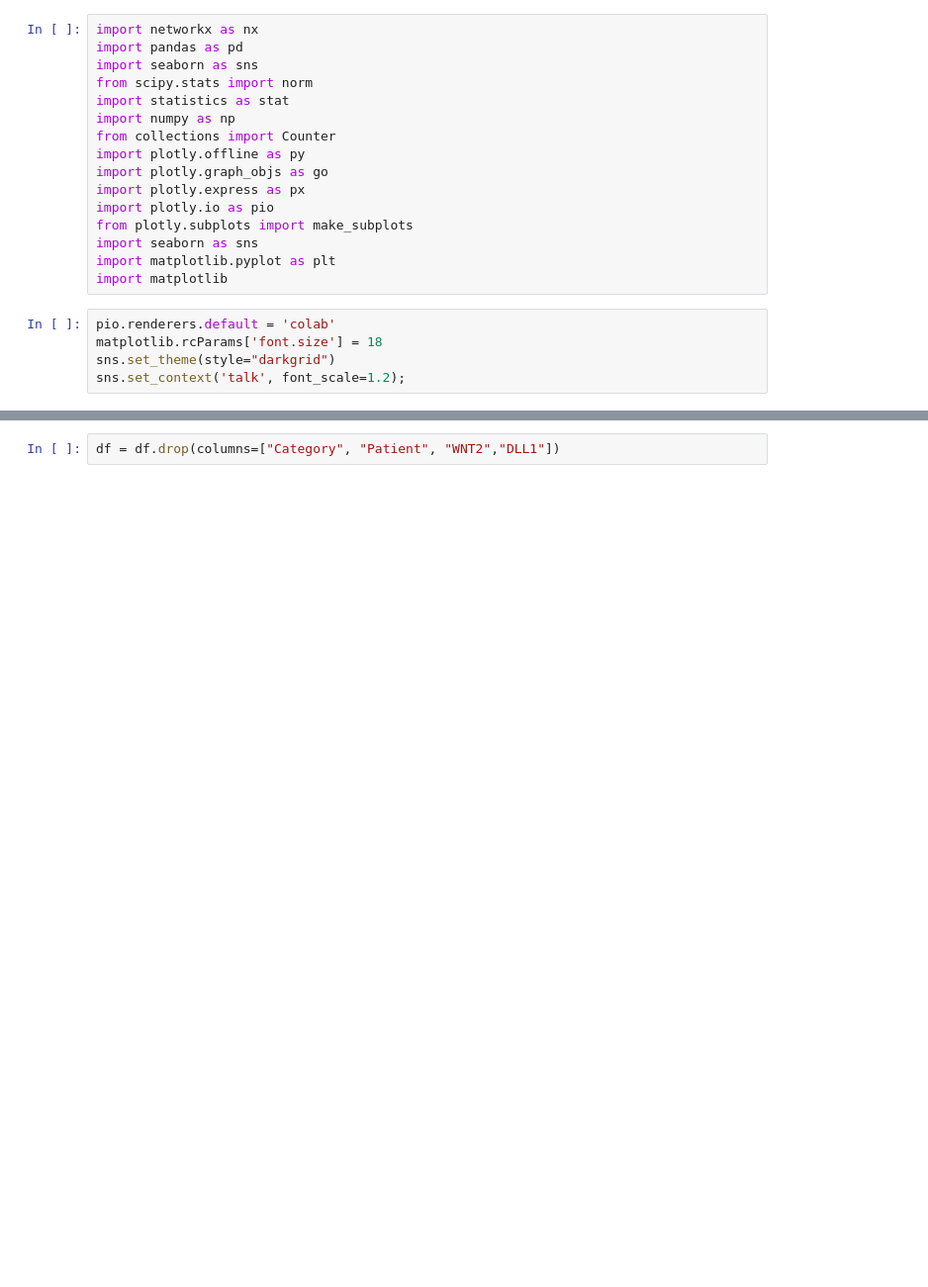
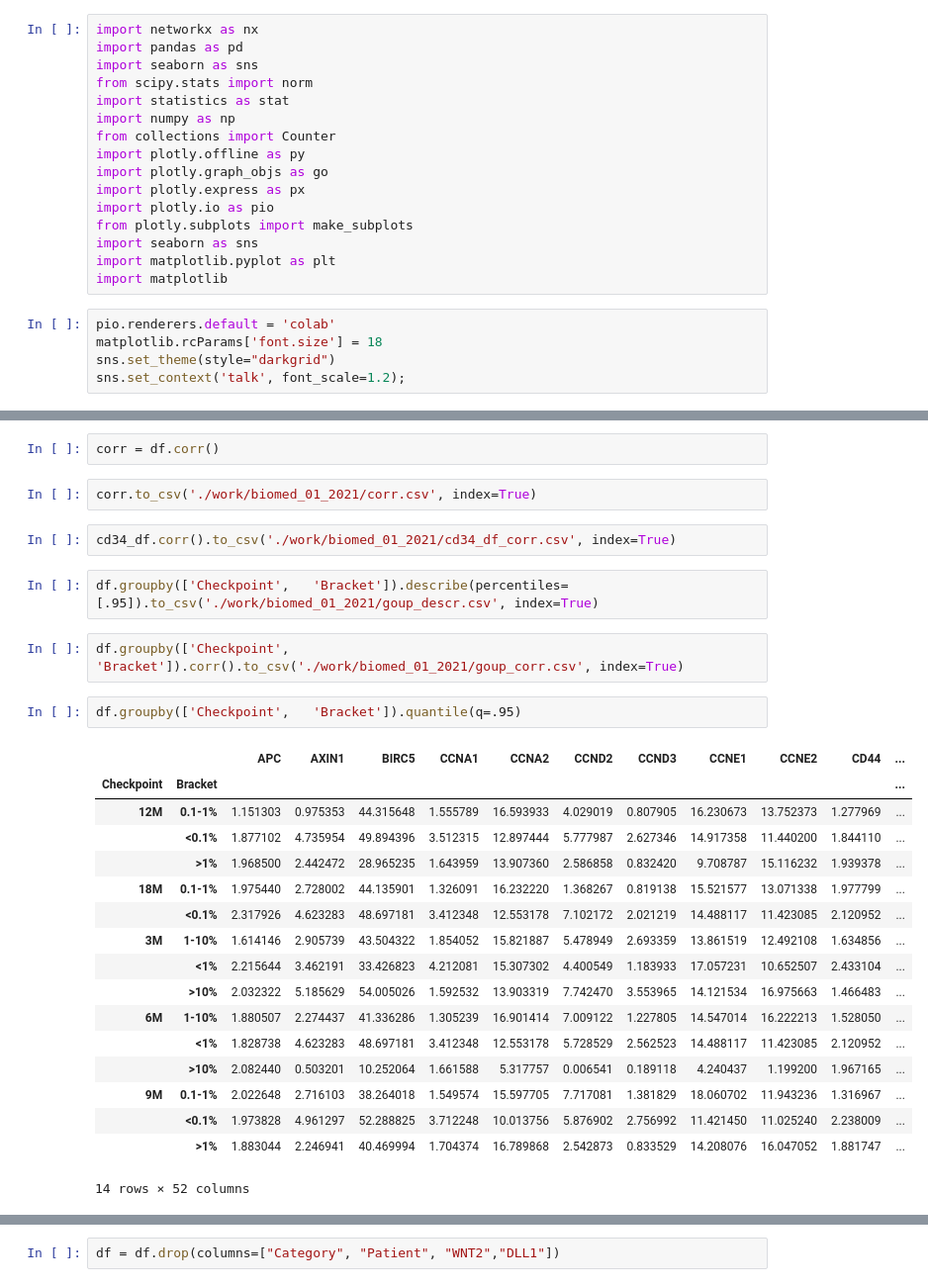
Before and after one commit to epappas/datascience, a Jupyter notebook: biomed_01_2021/biomed_01_2021.ipynb, the cells around one changed output, grey strips where cells are left out. Shown at 99% size. Saved outputs shown, nothing was run; the diff lists cells and outputs as text; blank space fills up the shorter version.

```diff
--- a/biomed_01_2021/biomed_01_2021.ipynb
+++ b/biomed_01_2021/biomed_01_2021.ipynb
@@ -29,0 +91,30 @@ df = pd.read_csv("./work/biomed_01_2021/genes3.csv")
+# %%
+corr = df.corr()
+# %%
+corr.to_csv('./work/biomed_01_2021/corr.csv', index=True)
+# %%
+cd34_df.corr().to_csv('./work/biomed_01_2021/cd34_df_corr.csv', index=True)
+# %%
+df.groupby(['Checkpoint',	'Bracket']).describe(percentiles=[.95]).to_csv('./work/biomed_01_2021/goup_descr.csv', index=True)
+# %%
+df.groupby(['Checkpoint',	'Bracket']).corr().to_csv('./work/biomed_01_2021/goup_corr.csv', index=True)
+# %%
+df.groupby(['Checkpoint',	'Bracket']).quantile(q=.95)
+# %% [output]
+|  |  | APC | AXIN1 | BIRC5 | CCNA1 | CCNA2 | CCND2 | CCND3 | CCNE1 | CCNE2 | CD44 | ... |
+| Checkpoint | Bracket |  |  |  |  |  |  |  |  |  |  | ... |
+| 12M | 0.1-1% | 1.151303 | 0.975353 | 44.315648 | 1.555789 | 16.593933 | 4.029019 | 0.807905 | 16.230673 | 13.752373 | 1.277969 | ... |
+|  | <0.1% | 1.877102 | 4.735954 | 49.894396 | 3.512315 | 12.897444 | 5.777987 | 2.627346 | 14.917358 | 11.440200 | 1.844110 | ... |
+|  | >1% | 1.968500 | 2.442472 | 28.965235 | 1.643959 | 13.907360 | 2.586858 | 0.832420 | 9.708787 | 15.116232 | 1.939378 | ... |
+| 18M | 0.1-1% | 1.975440 | 2.728002 | 44.135901 | 1.326091 | 16.232220 | 1.368267 | 0.819138 | 15.521577 | 13.071338 | 1.977799 | ... |
+|  | <0.1% | 2.317926 | 4.623283 | 48.697181 | 3.412348 | 12.553178 | 7.102172 | 2.021219 | 14.488117 | 11.423085 | 2.120952 | ... |
+| 3M | 1-10% | 1.614146 | 2.905739 | 43.504322 | 1.854052 | 15.821887 | 5.478949 | 2.693359 | 13.861519 | 12.492108 | 1.634856 | ... |
+|  | <1% | 2.215644 | 3.462191 | 33.426823 | 4.212081 | 15.307302 | 4.400549 | 1.183933 | 17.057231 | 10.652507 | 2.433104 | ... |
+|  | >10% | 2.032322 | 5.185629 | 54.005026 | 1.592532 | 13.903319 | 7.742470 | 3.553965 | 14.121534 | 16.975663 | 1.466483 | ... |
+| 6M | 1-10% | 1.880507 | 2.274437 | 41.336286 | 1.305239 | 16.901414 | 7.009122 | 1.227805 | 14.547014 | 16.222213 | 1.528050 | ... |
+|  | <1% | 1.828738 | 4.623283 | 48.697181 | 3.412348 | 12.553178 | 5.728529 | 2.562523 | 14.488117 | 11.423085 | 2.120952 | ... |
+|  | >10% | 2.082440 | 0.503201 | 10.252064 | 1.661588 | 5.317757 | 0.006541 | 0.189118 | 4.240437 | 1.199200 | 1.967165 | ... |
+| 9M | 0.1-1% | 2.022648 | 2.716103 | 38.264018 | 1.549574 | 15.597705 | 7.717081 | 1.381829 | 18.060702 | 11.943236 | 1.316967 | ... |
+|  | <0.1% | 1.973828 | 4.961297 | 52.288825 | 3.712248 | 10.013756 | 5.876902 | 2.756992 | 11.421450 | 11.025240 | 2.238009 | ... |
+|  | >1% | 1.883044 | 2.246941 | 40.469994 | 1.704374 | 16.789868 | 2.542873 | 0.833529 | 14.208076 | 16.047052 | 1.881747 | ... |
+14 rows × 52 columns
```
Also changed, not shown: parts of 11 cells of this notebook, 5 other files.
